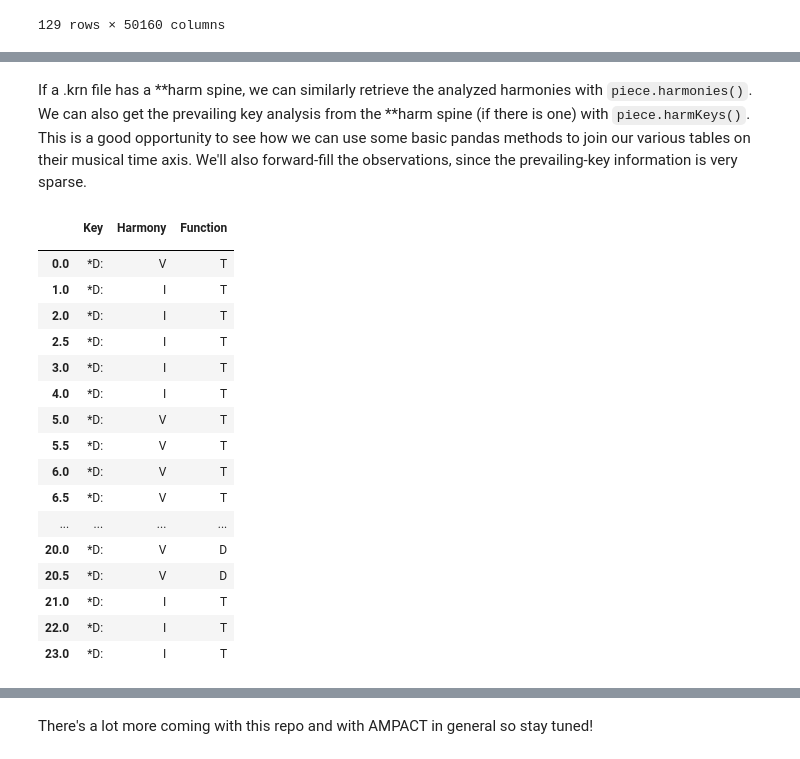
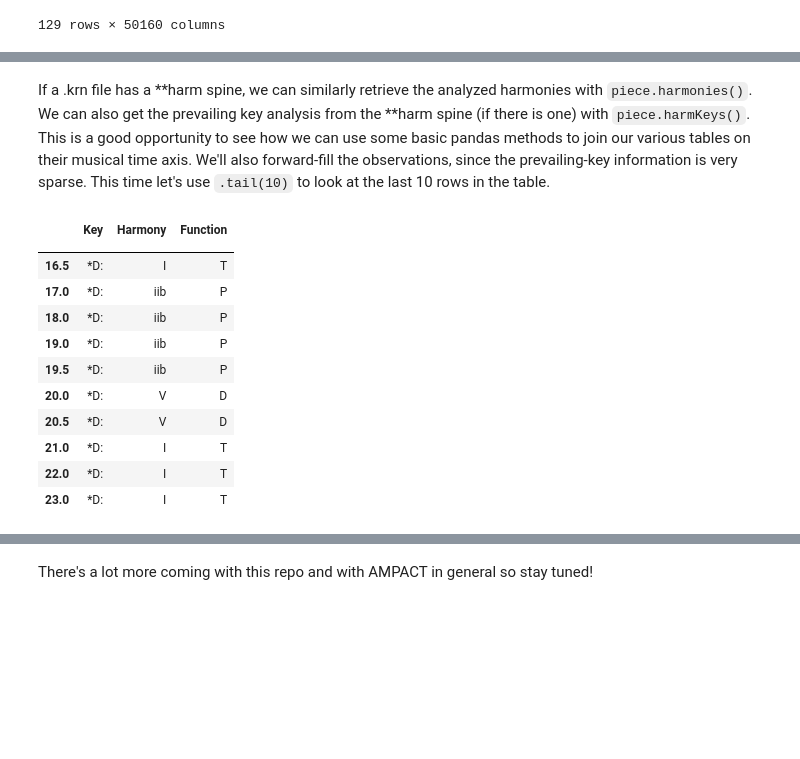
Before and after one commit to alexandermorgan/AMPACT, a Jupyter notebook: README.ipynb, the cells around one changed output, grey strips where cells are left out. Saved outputs shown, nothing was run; the diff lists cells and outputs as text; code cells hidden in the pictures; blank space fills up the shorter version.

```diff
--- a/README.ipynb
+++ b/README.ipynb
@@ -162,29 +152,23 @@ piece.functions()
 | 22.0 | T |
 | 23.0 | T |
 # %% [markdown]
-If a .krn file has a **harm spine, we can similarly retrieve the analyzed harmonies with `piece.harmonies()`. We can also get the prevailing key analysis from the **harm spine (if there is one) with `piece.harmKeys()`. This is a good opportunity to see how we can use some basic pandas methods to join our various tables on their musical time axis. We'll also forward-fill the observations, since the prevailing-key information is very sparse.
+If a .krn file has a **harm spine, we can similarly retrieve the analyzed harmonies with `piece.harmonies()`. We can also get the prevailing key analysis from the **harm spine (if there is one) with `piece.harmKeys()`. This is a good opportunity to see how we can use some basic pandas methods to join our various tables on their musical time axis. We'll also forward-fill the observations, since the prevailing-key information is very sparse. This time let's use `.tail(10)` to look at the last 10 rows in the table.
 # %%
 piece = Score('./test_files/cDataTest.krn')
 functions = piece.functions()
 harmonies = piece.harmonies()
 keys = piece.harmKeys()
 df = pd.concat([keys, harmonies, functions], axis=1).ffill()
 df.columns = ['Key', 'Harmony', 'Function']
-df
+df.tail(10)
 # %% [output]
 |  | Key | Harmony | Function |
 |  |  |  |  |
-| 0.0 | *D: | V | T |
-| 1.0 | *D: | I | T |
-| 2.0 | *D: | I | T |
-| 2.5 | *D: | I | T |
-| 3.0 | *D: | I | T |
-| 4.0 | *D: | I | T |
-| 5.0 | *D: | V | T |
-| 5.5 | *D: | V | T |
-| 6.0 | *D: | V | T |
-| 6.5 | *D: | V | T |
-| ... | ... | ... | ... |
+| 16.5 | *D: | I | T |
+| 17.0 | *D: | iib | P |
+| 18.0 | *D: | iib | P |
+| 19.0 | *D: | iib | P |
+| 19.5 | *D: | iib | P |
 | 20.0 | *D: | V | D |
 | 20.5 | *D: | V | D |
 | 21.0 | *D: | I | T |
```
Also changed, not shown: parts of 6 cells of this notebook, 1 other file.
